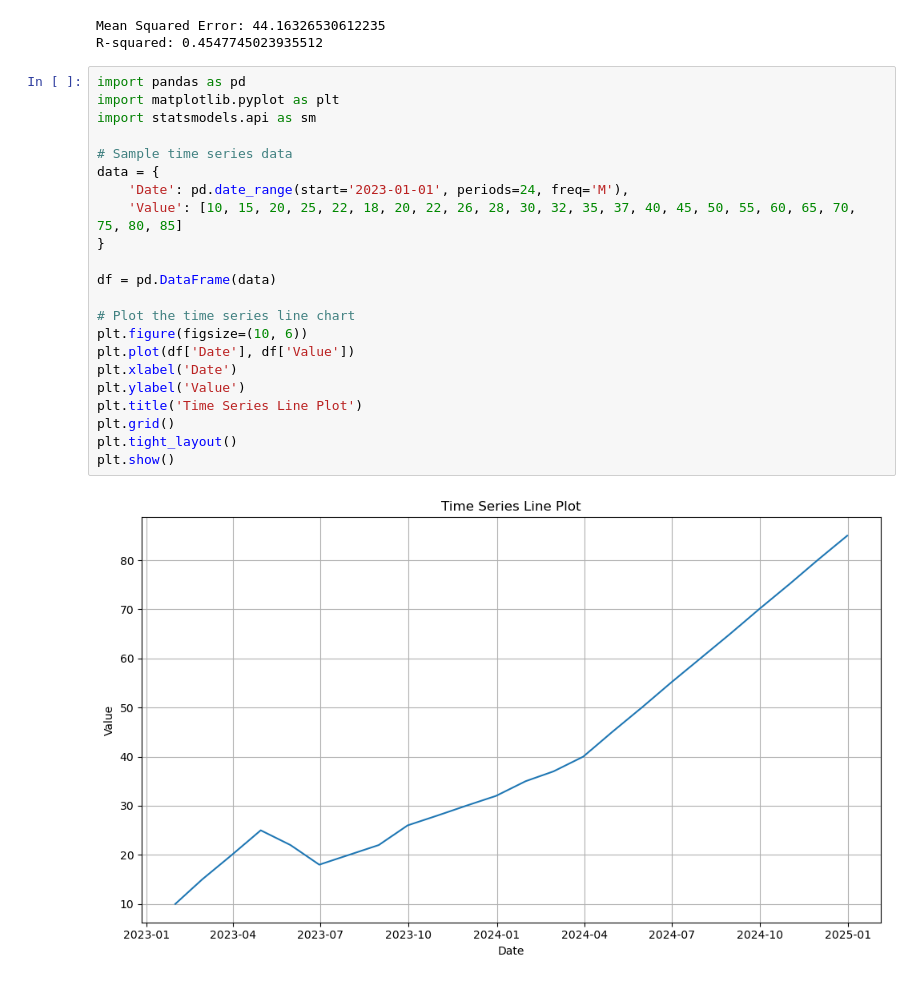
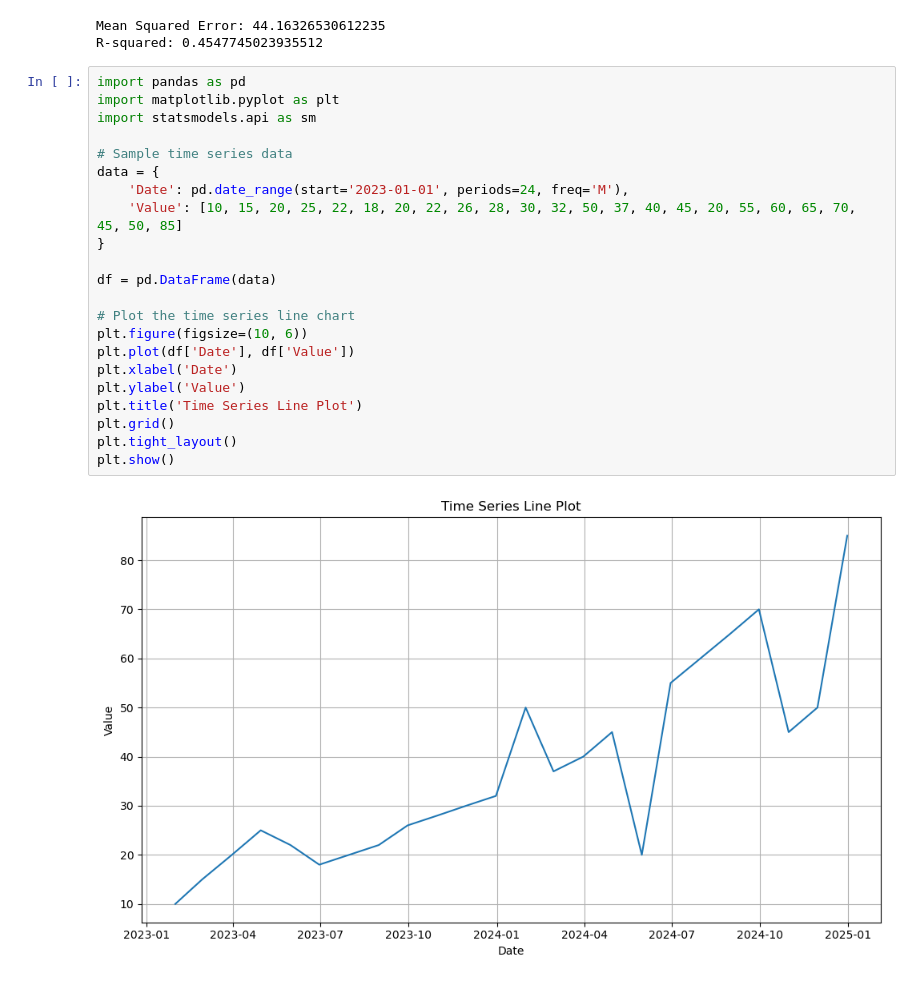
Before and after one commit to macklemore725/PythonMiniProjects, a Jupyter notebook: PROJECT/Machine Learning.ipynb, the cells around one changed output. Cells and saved outputs as stored; diff of their text form.

Commit message:
Machine Learning
See how i can implement it into the the Visual Data

```diff
--- a/PROJECT/Machine Learning.ipynb
+++ b/PROJECT/Machine Learning.ipynb
@@ -35,27 +35,27 @@ R-squared: 0.4547745023935512
 # %%
 import pandas as pd
 import matplotlib.pyplot as plt
 import statsmodels.api as sm
 
 # Sample time series data
 data = {
     'Date': pd.date_range(start='2023-01-01', periods=24, freq='M'),
-    'Value': [10, 15, 20, 25, 22, 18, 20, 22, 26, 28, 30, 32, 35, 37, 40, 45, 50, 55, 60, 65, 70, 75, 80, 85]
+    'Value': [10, 15, 20, 25, 22, 18, 20, 22, 26, 28, 30, 32, 50, 37, 40, 45, 20, 55, 60, 65, 70, 45, 50, 85]
 }
 
 df = pd.DataFrame(data)
 
 # Plot the time series line chart
 plt.figure(figsize=(10, 6))
 plt.plot(df['Date'], df['Value'])
 plt.xlabel('Date')
 plt.ylabel('Value')
 plt.title('Time Series Line Plot')
 plt.grid()
 plt.tight_layout()
 plt.show()
 # %% [output]
-[figure, old version]
+[figure, new version]
 # %%
 # Fit the ARIMA model
 model = sm.tsa.ARIMA(df['Value'], order=(1, 1, 1))
```
Also changed, not shown: parts of 2 cells of this notebook, 1 other file.
